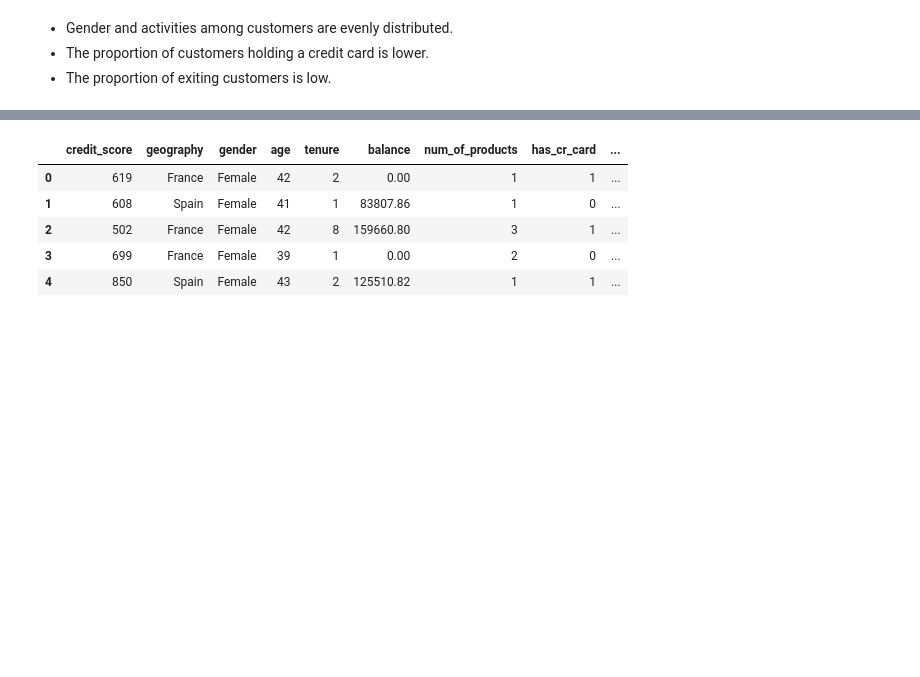
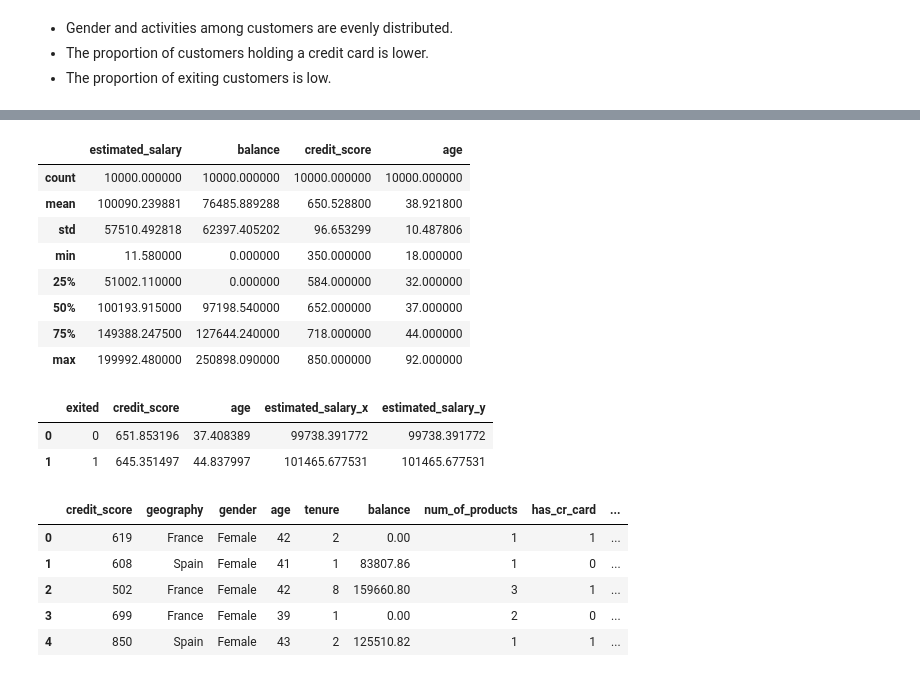
Before and after one commit to mus514/Bank-customer-churn, a Jupyter notebook: churn_project/churm_project.ipynb, the cells around one changed output, grey strips where cells are left out. Saved outputs shown, nothing was run; the diff lists cells and outputs as text; code cells hidden in the pictures; blank space fills up the shorter version.

Commit message:
mean_table

```diff
--- a/churn_project/churm_project.ipynb
+++ b/churn_project/churm_project.ipynb
@@ -183,6 +199,31 @@ sns.boxplot(x = df['exited'], y = df['age'], palette=['indigo', 'gold'])\
 # %% [output]
 [Text(0.5, 1.0, 'Boxplot of age by exited')]
 [drawing not drawn]
+# %%
+numeric_col = ['estimated_salary', 'balance', 'credit_score','age']
+df[numeric_col].describe()
+# %% [output]
+|  | estimated_salary | balance | credit_score | age |
+| count | 10000.000000 | 10000.000000 | 10000.000000 | 10000.000000 |
+| mean | 100090.239881 | 76485.889288 | 650.528800 | 38.921800 |
+| std | 57510.492818 | 62397.405202 | 96.653299 | 10.487806 |
+| min | 11.580000 | 0.000000 | 350.000000 | 18.000000 |
+| 25% | 51002.110000 | 0.000000 | 584.000000 | 32.000000 |
+| 50% | 100193.915000 | 97198.540000 | 652.000000 | 37.000000 |
+| 75% | 149388.247500 | 127644.240000 | 718.000000 | 44.000000 |
+| max | 199992.480000 | 250898.090000 | 850.000000 | 92.000000 |
+# %%
+ex_cr = df.groupby('exited')['credit_score'].mean().reset_index()
+ex_age = df.groupby('exited')['age'].mean().reset_index()
+merge_1 = pd.merge(ex_cr, ex_age, on='exited')
+ex_salary = df.groupby('exited')['estimated_salary'].mean().reset_index()
+merge_2 = pd.merge(merge_1, ex_salary, on='exited')
+ex_balance = df.groupby('exited')['estimated_salary'].mean().reset_index()
+pd.merge(merge_2, ex_balance, on='exited')
+# %% [output]
+|  | exited | credit_score | age | estimated_salary_x | estimated_salary_y |
+| 0 | 0 | 651.853196 | 37.408389 | 99738.391772 | 99738.391772 |
+| 1 | 1 | 645.351497 | 44.837997 | 101465.677531 | 101465.677531 |
 # %%
 df.head(5)
 # %% [output]
```
Also changed, not shown: parts of 4 cells of this notebook.
